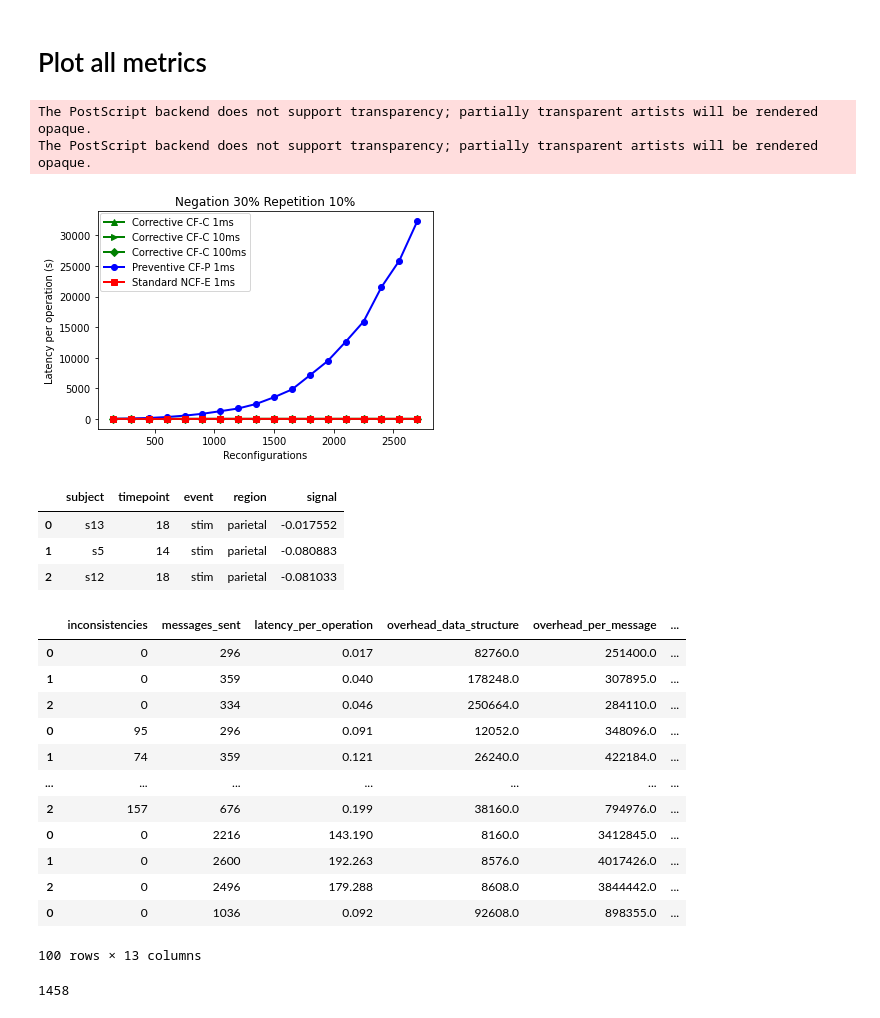
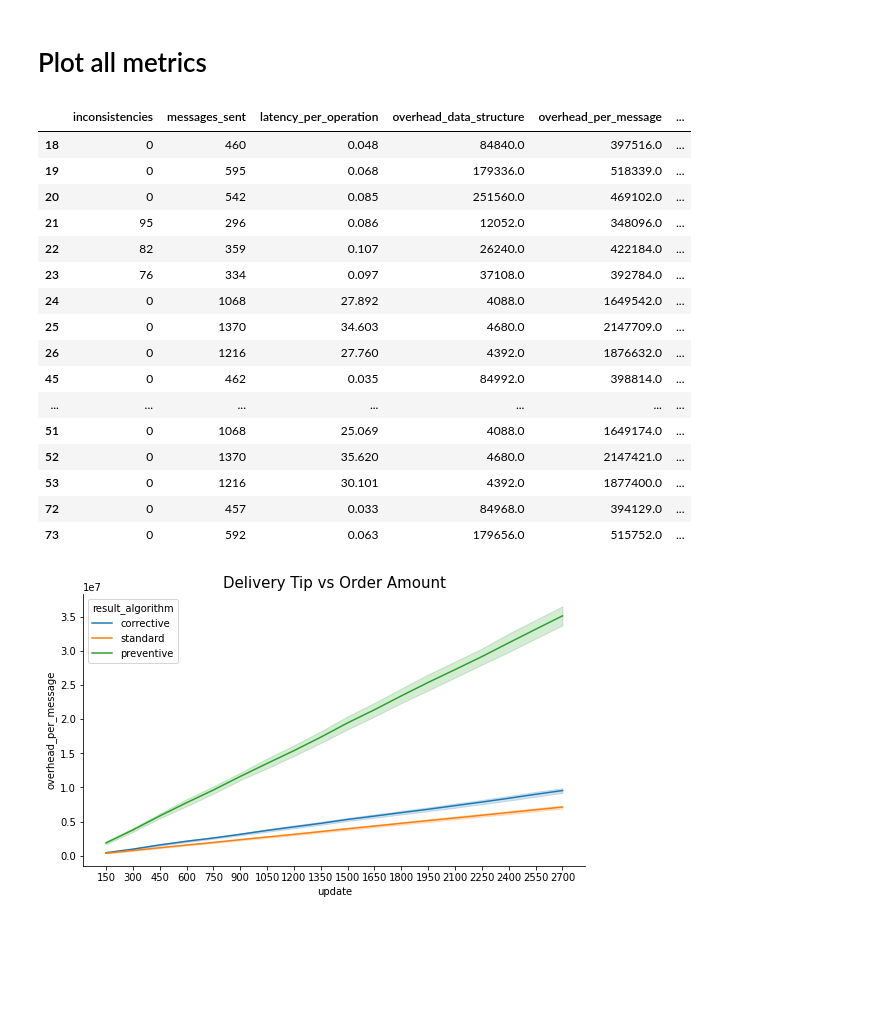
Before and after one commit to JosueCastaneda/process_data, a Jupyter notebook: test_3d.ipynb, the cells around one changed output. Saved outputs shown, nothing was run; the diff lists cells and outputs as text; code cells hidden in the pictures; blank space fills up the shorter version.

Commit message:
Code now handles multiple types of algorithms with their delay

```diff
--- a/test_3d.ipynb
+++ b/test_3d.ipynb
@@ -285,54 +285,35 @@ types_list = ['concurrent']
 y_label_index = 0
 for col in columns_metrics:
     for ty in types_list:
-        if col == 'latency_per_operation':
+        if col == 'overhead_per_message':
             plot_metric(col, ty, ylabels[y_label_index])
         y_label_index += 1
-# %% [output]
-The PostScript backend does not support transparency; partially transparent artists will be rendered opaque.
-The PostScript backend does not support transparency; partially transparent artists will be rendered opaque.
-[figure, removed]
-# %%
-# # Import dataset as a pandas dataframe
-df = sns.load_dataset('fmri')
-
-# print(df)
-
-display(df.head(3))
-
-# # Draw seaborn lineplot with error band based on the standard deviation
-# fig, ax = plt.subplots(figsize=(9,5))
-# sns.lineplot(data=df, x="timepoint", y="signal", ci='sd')
-# sns.despine()
-# plt.show()
-
-# print(all_results)
-
-display(all_results.head(100))
-print(len(all_results))
-
-rslt_df = dataframe[dataframe['result_algorithm'] > =='corrective']
-
-fig, ax = plt.subplots(figsize=(9,5))
-sns.lineplot(data=rslt_df, x="update", y="latency_per_operation", ci='sd')
-sns.despine()
-plt.show()
-# %% [output]
-|  | subject | timepoint | event | region | signal |
-| 0 | s13 | 18 | stim | parietal | -0.017552 |
-| 1 | s5 | 14 | stim | parietal | -0.080883 |
-| 2 | s12 | 18 | stim | parietal | -0.081033 |
-|  | inconsistencies | messages_sent | latency_per_operation | overhead_data_structure | overhead_per_message | ... |
-| 0 | 0 | 296 | 0.017 | 82760.0 | 251400.0 | ... |
-| 1 | 0 | 359 | 0.040 | 178248.0 | 307895.0 | ... |
-| 2 | 0 | 334 | 0.046 | 250664.0 | 284110.0 | ... |
-| 0 | 95 | 296 | 0.091 | 12052.0 | 348096.0 | ... |
-| 1 | 74 | 359 | 0.121 | 26240.0 | 422184.0 | ... |
-| ... | ... | ... | ... | ... | ... | ... |
-| 2 | 157 | 676 | 0.199 | 38160.0 | 794976.0 | ... |
-| 0 | 0 | 2216 | 143.190 | 8160.0 | 3412845.0 | ... |
-| 1 | 0 | 2600 | 192.263 | 8576.0 | 4017426.0 | ... |
-| 2 | 0 | 2496 | 179.288 | 8608.0 | 3844442.0 | ... |
-| 0 | 0 | 1036 | 0.092 | 92608.0 | 898355.0 | ... |
-100 rows × 13 columns
-1458
+# %%
+# Import dataset as a pandas dataframe
+data_neg_30_del_10 =  all_results[(all_results['negation_probability'] =='30')]
+display(data_neg_30_del_10.head(20))
+
+fig, ax = plt.subplots(figsize=(9,5))
+sns.lineplot(data=data_neg_30_del_10, x="update", y="overhead_per_message", ci='sd', hue="result_algorithm")
+sns.despine()
+ax.set_title("Delivery Tip vs Order Amount", fontsize=15)
+plt.show()
+# %% [output]
+|  | inconsistencies | messages_sent | latency_per_operation | overhead_data_structure | overhead_per_message | ... |
+| 18 | 0 | 460 | 0.048 | 84840.0 | 397516.0 | ... |
+| 19 | 0 | 595 | 0.068 | 179336.0 | 518339.0 | ... |
+| 20 | 0 | 542 | 0.085 | 251560.0 | 469102.0 | ... |
+| 21 | 95 | 296 | 0.086 | 12052.0 | 348096.0 | ... |
+| 22 | 82 | 359 | 0.107 | 26240.0 | 422184.0 | ... |
+| 23 | 76 | 334 | 0.097 | 37108.0 | 392784.0 | ... |
+| 24 | 0 | 1068 | 27.892 | 4088.0 | 1649542.0 | ... |
+| 25 | 0 | 1370 | 34.603 | 4680.0 | 2147709.0 | ... |
+| 26 | 0 | 1216 | 27.760 | 4392.0 | 1876632.0 | ... |
+| 45 | 0 | 462 | 0.035 | 84992.0 | 398814.0 | ... |
+| ... | ... | ... | ... | ... | ... | ... |
+| 51 | 0 | 1068 | 25.069 | 4088.0 | 1649174.0 | ... |
+| 52 | 0 | 1370 | 35.620 | 4680.0 | 2147421.0 | ... |
+| 53 | 0 | 1216 | 30.101 | 4392.0 | 1877400.0 | ... |
+| 72 | 0 | 457 | 0.033 | 84968.0 | 394129.0 | ... |
+| 73 | 0 | 592 | 0.063 | 179656.0 | 515752.0 | ... |
+[figure, added]
```
